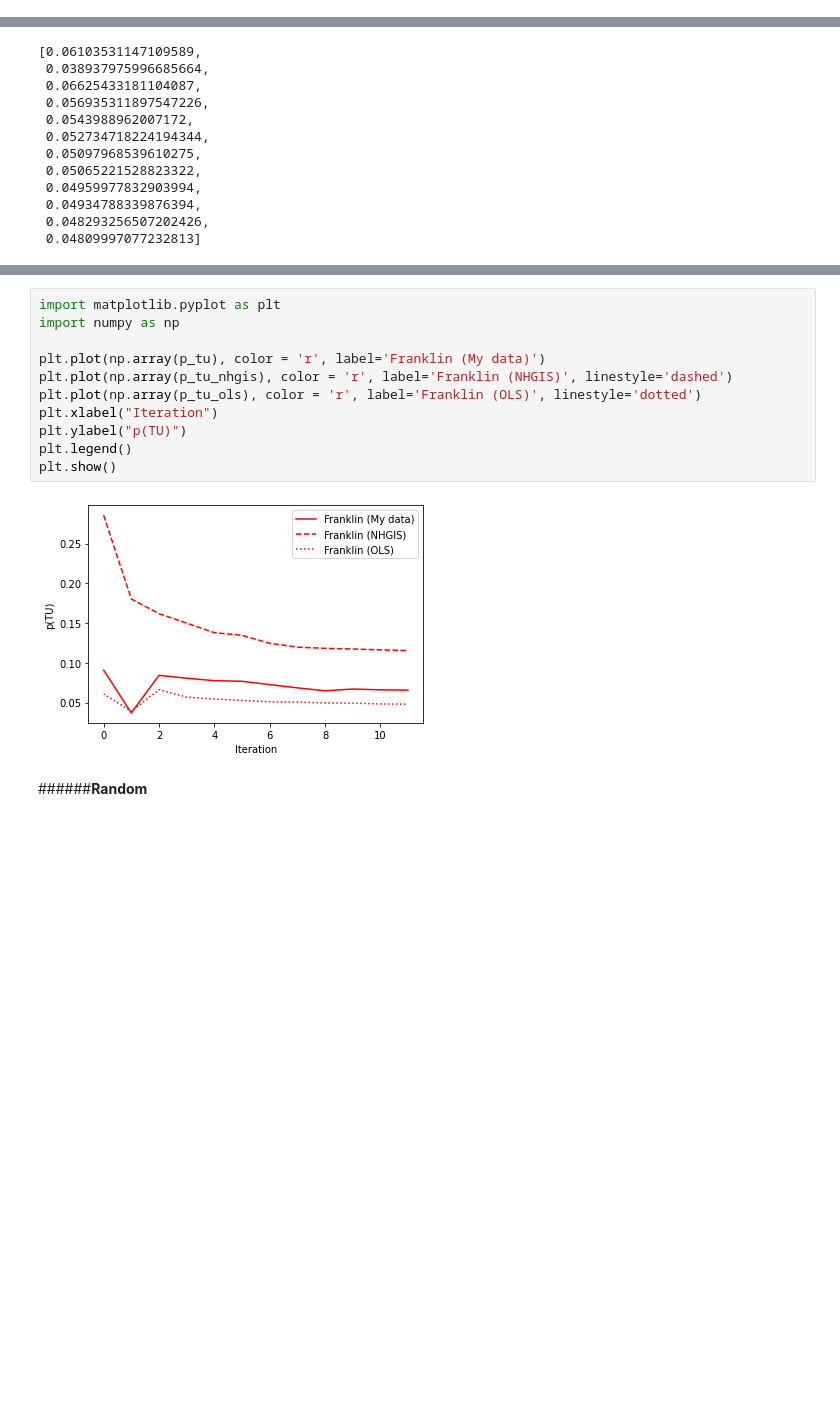
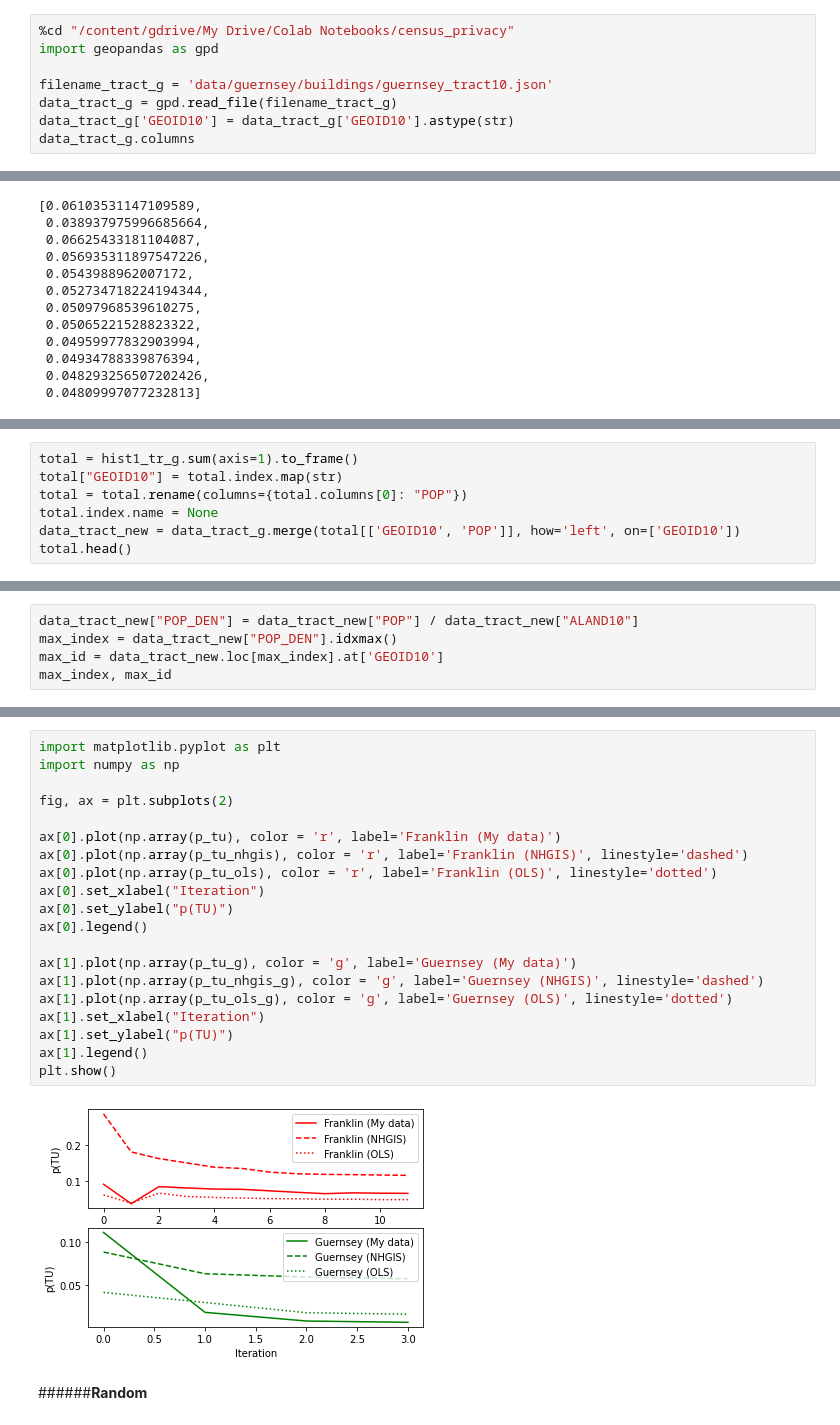
Before and after one commit to linyuehzzz/tda-eval, a Jupyter notebook: cell_uniques.ipynb, the cells around one changed output, grey strips where cells are left out. Saved outputs shown, nothing was run; the diff lists cells and outputs as text; blank space fills up the shorter version.

```diff
--- a/cell_uniques.ipynb
+++ b/cell_uniques.ipynb
@@ -711,0 +732,8 @@ Index(['OBJECTID', 'STATEFP10', 'COUNTYFP10', 'TRACTCE10', 'GEOID10', 'NAME10',
+# %%
+%cd "/content/gdrive/My Drive/Colab Notebooks/census_privacy"
+import geopandas as gpd
+
+filename_tract_g = 'data/guernsey/buildings/guernsey_tract10.json'
+data_tract_g = gpd.read_file(filename_tract_g)
+data_tract_g['GEOID10'] = data_tract_g['GEOID10'].astype(str)
+data_tract_g.columns
@@ -923,0 +962,7 @@ p_tu_ols
+# %%
+total = hist1_tr_g.sum(axis=1).to_frame()
+total["GEOID10"] = total.index.map(str)
+total = total.rename(columns={total.columns[0]: "POP"})
+total.index.name = None
+data_tract_new = data_tract_g.merge(total[['GEOID10', 'POP']], how='left', on=['GEOID10'])
+total.head()
@@ -923,0 +976,5 @@ p_tu_ols
+# %%
+data_tract_new["POP_DEN"] = data_tract_new["POP"] / data_tract_new["ALAND10"]
+max_index = data_tract_new["POP_DEN"].idxmax()
+max_id = data_tract_new.loc[max_index].at['GEOID10']
+max_index, max_id
@@ -924,16 +1143,25 @@ p_tu_ols
 # %%
 import matplotlib.pyplot as plt
 import numpy as np
 
-plt.plot(np.array(p_tu), color = 'r', label='Franklin (My data)')
-plt.plot(np.array(p_tu_nhgis), color = 'r', label='Franklin (NHGIS)', linestyle='dashed')
-plt.plot(np.array(p_tu_ols), color = 'r', label='Franklin (OLS)', linestyle='dotted')
-plt.xlabel("Iteration")
-plt.ylabel("p(TU)")
-plt.legend()
+fig, ax = plt.subplots(2)
+
+ax[0].plot(np.array(p_tu), color = 'r', label='Franklin (My data)')
+ax[0].plot(np.array(p_tu_nhgis), color = 'r', label='Franklin (NHGIS)', linestyle='dashed')
+ax[0].plot(np.array(p_tu_ols), color = 'r', label='Franklin (OLS)', linestyle='dotted')
+ax[0].set_xlabel("Iteration")
+ax[0].set_ylabel("p(TU)")
+ax[0].legend()
+
+ax[1].plot(np.array(p_tu_g), color = 'g', label='Guernsey (My data)')
+ax[1].plot(np.array(p_tu_nhgis_g), color = 'g', label='Guernsey (NHGIS)', linestyle='dashed')
+ax[1].plot(np.array(p_tu_ols_g), color = 'g', label='Guernsey (OLS)', linestyle='dotted')
+ax[1].set_xlabel("Iteration")
+ax[1].set_ylabel("p(TU)")
+ax[1].legend()
 plt.show()
 # %% [output]
-[figure, old version]
+[figure, new version]
 # %% [markdown]
 ######**Random**
 # %% [markdown]
```
Also changed, not shown: parts of 19 cells of this notebook.
